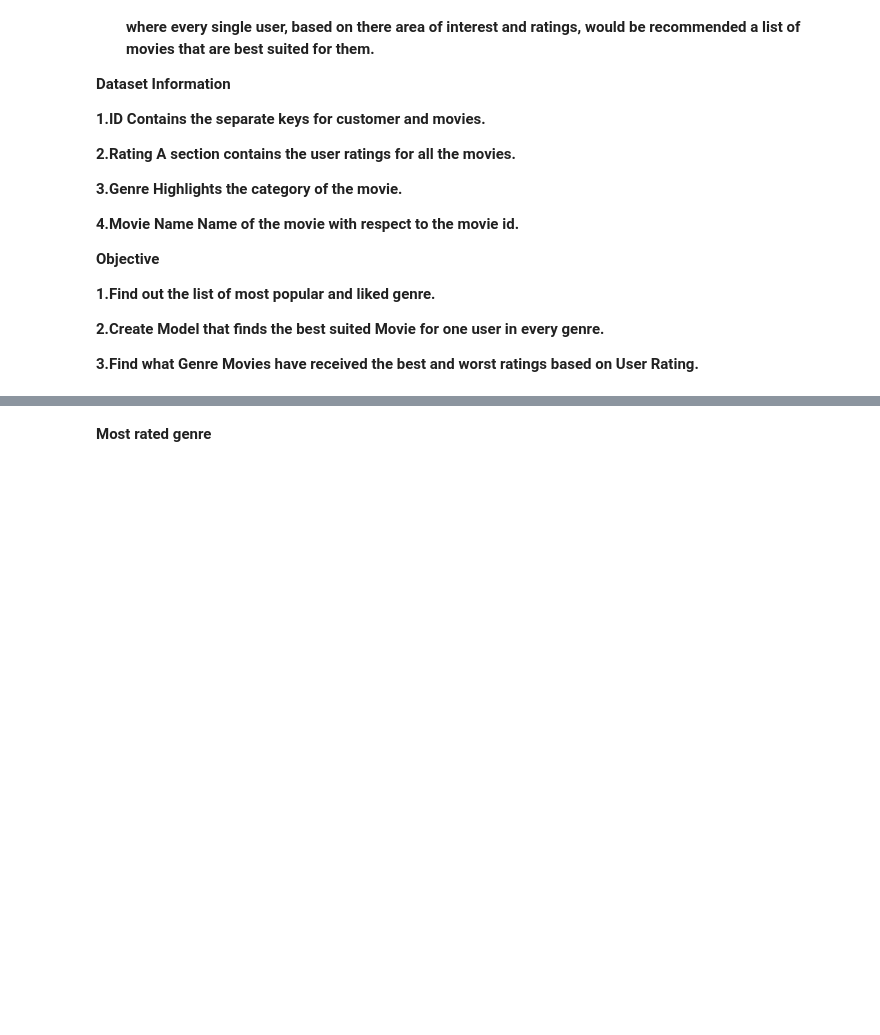
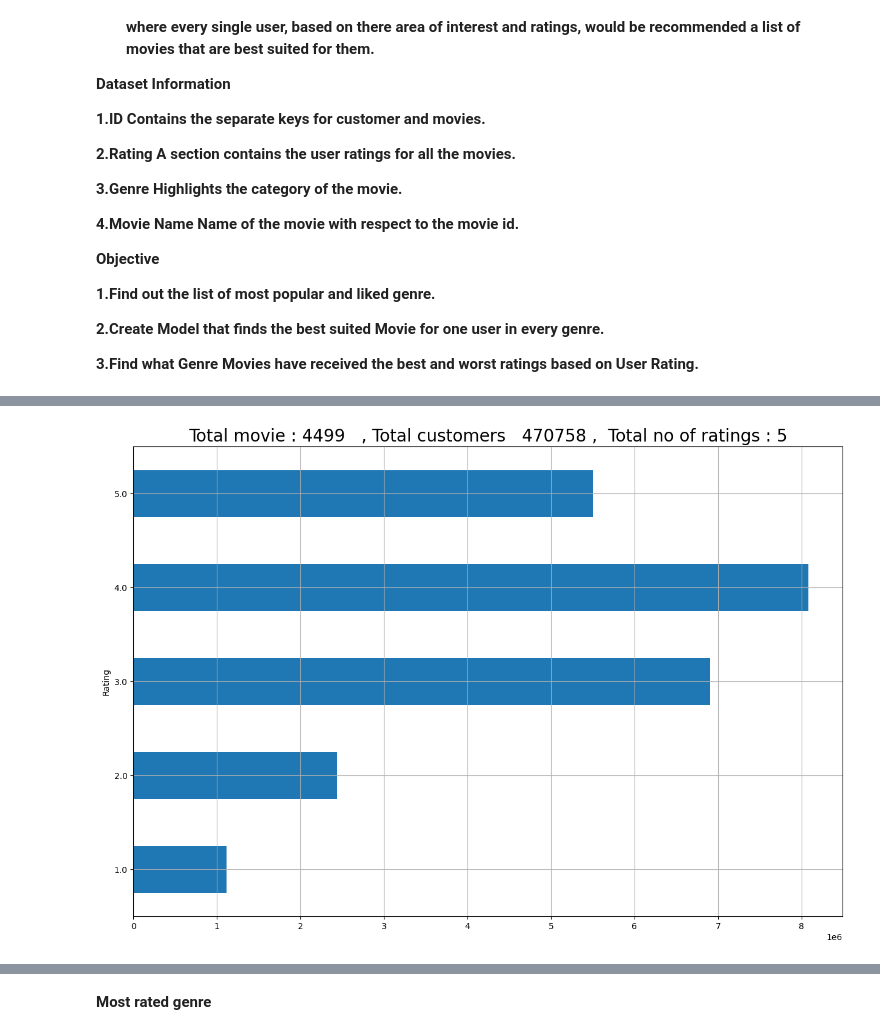
Before and after one commit to quantumhome/DataAnalysisCaseStudy, a Jupyter notebook: Netflix_Case_Study_.ipynb, the cells around one changed output, grey strips where cells are left out. Cells and saved outputs as stored; diff of their text form; code cells hidden in the pictures; blank space fills up the shorter version.

```diff
--- a/Netflix_Case_Study_.ipynb
+++ b/Netflix_Case_Study_.ipynb
@@ -88,0 +108,5 @@ df.head()
+# %%
+# To find how many user have rated the movies as 1,2,3,4,5 starts to the movies
+
+rating_starts = Netflix_DataSet.groupby("Rating")["Rating"].agg(["count"])
+rating_starts
@@ -88,0 +121,7 @@ df.head()
+# %%
+ax= rating_starts.plot(kind="barh",legend=False , figsize=(15,10))
+plt.title(f'Total movie : {movie_count}   , Total customers   {total_customer_count} ,  Total no of ratings : {rating_count}', fontsize=20)
+plt.grid(True)
+plt.show()
+# %% [output]
+[figure, added]
```
Also changed, not shown: parts of 47 cells of this notebook.
